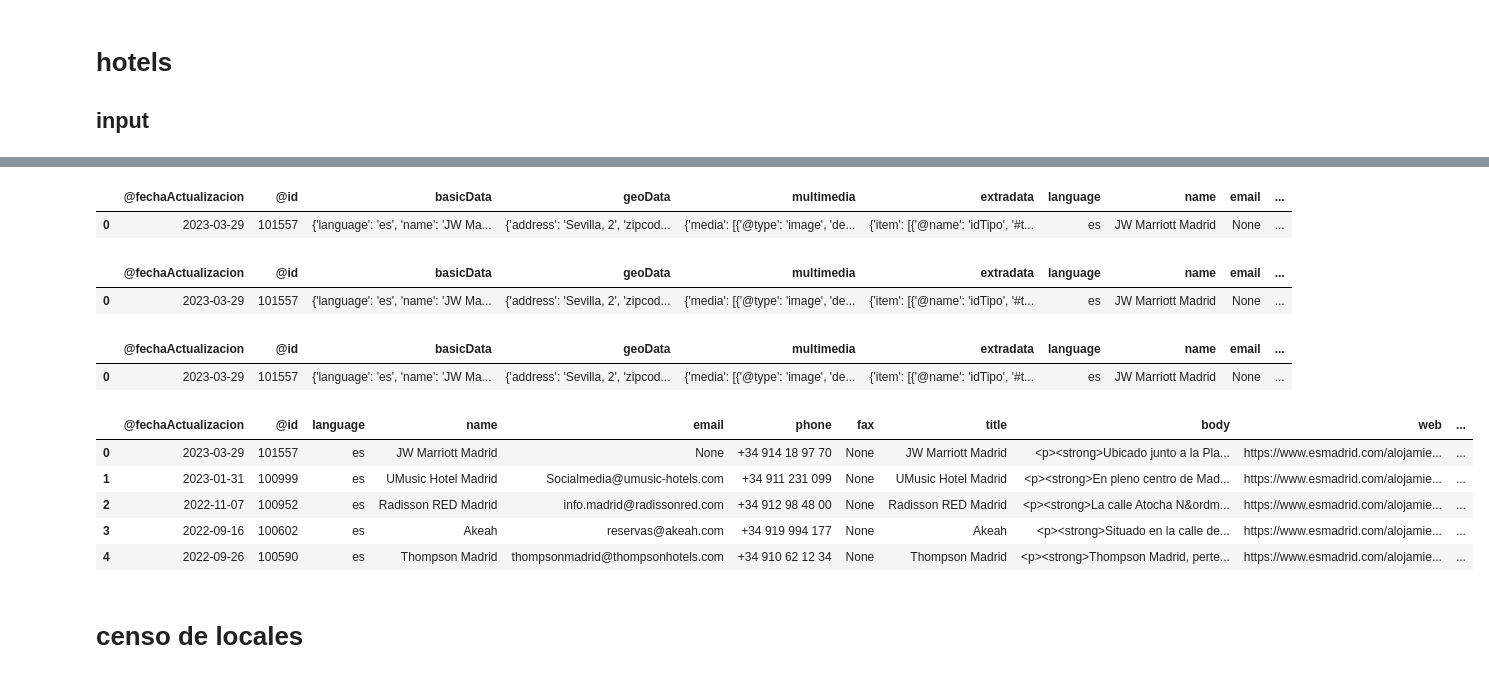
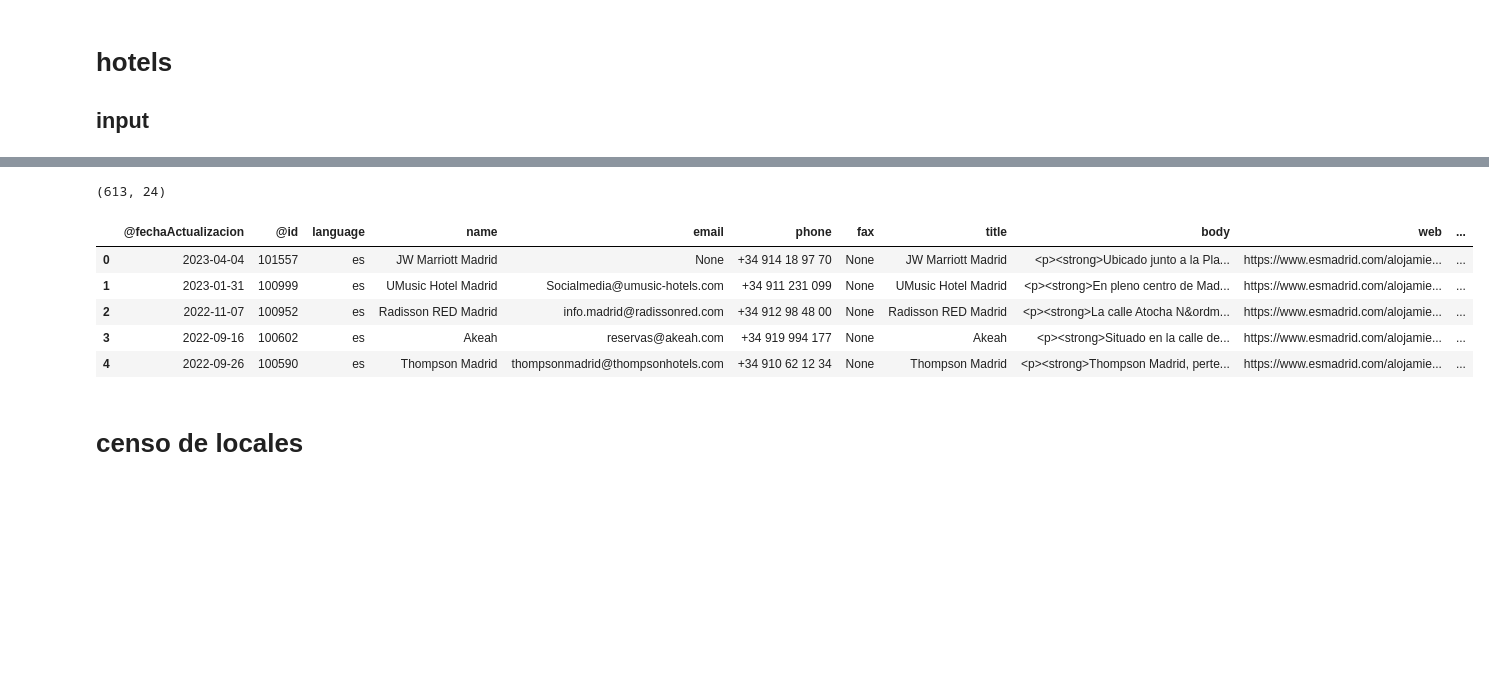
Before and after one commit to annassanchez/Turistificacion, a Jupyter notebook: notebooks/1_1_ayto_madrid_data_extraction.ipynb, the cells around one changed output, grey strips where cells are left out. Saved outputs shown, nothing was run; the diff lists cells and outputs as text; code cells hidden in the pictures; blank space fills up the shorter version.

```diff
--- a/notebooks/1_1_ayto_madrid_data_extraction.ipynb
+++ b/notebooks/1_1_ayto_madrid_data_extraction.ipynb
@@ -93,40 +35,14 @@ df_hotels.head()
-# %%
-item = df_hotels['item'].apply(pd.Series)#['categoria'].apply(pd.Series)
-cat1_num = item[0].apply(pd.Series).rename({'#text':'cod1_num'}, axis = 1).drop(['@name'], axis = 1)
-cat1_cod = item[1].apply(pd.Series).rename({'#text':'cod1_txt'}, axis = 1).drop(['@name'], axis = 1)
-df_hotels = pd.concat([df_hotels, cat1_num, cat1_cod], axis = 1)
-df_hotels.head(1)
-# %% [output]
-|  | @fechaActualizacion | @id | basicData | geoData | multimedia | extradata | language | name | email | ... |
-| 0 | 2023-03-29 | 101557 | {'language': 'es', 'name': 'JW Ma... | {'address': 'Sevilla, 2', 'zipcod... | {'media': [{'@type': 'image', 'de... | {'item': [{'@name': 'idTipo', '#t... | es | JW Marriott Madrid | None | ... |
-# %%
-categoria = df_hotels['categorias'].apply(pd.Series)['categoria'].apply(pd.Series)
-item = categoria['item'].apply(pd.Series)#[0].apply(pd.Series)
-cat2_num = item[0].apply(pd.Series).rename({'#text':'cod2_num'}, axis = 1).drop(['@name', 0], axis = 1)
-cat2_cod = item[1].apply(pd.Series).rename({'#text':'cod2_txt'}, axis = 1).drop(['@name', 0], axis = 1)
-df_hotels = pd.concat([df_hotels, cat2_num, cat2_cod], axis = 1)
-df_hotels.head(1)
-# %% [output]
-|  | @fechaActualizacion | @id | basicData | geoData | multimedia | extradata | language | name | email | ... |
-| 0 | 2023-03-29 | 101557 | {'language': 'es', 'name': 'JW Ma... | {'address': 'Sevilla, 2', 'zipcod... | {'media': [{'@type': 'image', 'de... | {'item': [{'@name': 'idTipo', '#t... | es | JW Marriott Madrid | None | ... |
-# %%
-estrellas = categoria['subcategorias'].apply(pd.Series)['subcategoria'].apply(pd.Series)['item'].apply(pd.Series)#[1].apply(pd.Series)
-cat3_num = estrellas[0].apply(pd.Series).rename({'#text':'cod3_num'}, axis = 1).drop(['@name', 0], axis = 1)
-cat3_cod = estrellas[1].apply(pd.Series).rename({'#text':'cod3_txt'}, axis = 1).drop(['@name', 0], axis = 1)
-df_hotels = pd.concat([df_hotels, cat3_num, cat3_cod], axis = 1)
-df_hotels.head(1)
-# %% [output]
-|  | @fechaActualizacion | @id | basicData | geoData | multimedia | extradata | language | name | email | ... |
-| 0 | 2023-03-29 | 101557 | {'language': 'es', 'name': 'JW Ma... | {'address': 'Sevilla, 2', 'zipcod... | {'media': [{'@type': 'image', 'de... | {'item': [{'@name': 'idTipo', '#t... | es | JW Marriott Madrid | None | ... |
-# %%
-df_hotels.drop(['basicData', 'geoData', 'multimedia', 'extradata', 'item', 'categorias'], axis = 1, inplace = True)
-df_hotels.head()
-# %% [output]
-|  | @fechaActualizacion | @id | language | name | email | phone | fax | title | body | web | ... |
-| 0 | 2023-03-29 | 101557 | es | JW Marriott Madrid | None | +34 914 18 97 70 | None | JW Marriott Madrid | <p><strong>Ubicado junto a la Pla... | https://www.esmadrid.com/alojamie... | ... |
-| 1 | 2023-01-31 | 100999 | es | UMusic Hotel Madrid | Socialmedia@umusic-hotels.com | +34 911 231 099 | None | UMusic Hotel Madrid | <p><strong>En pleno centro de Mad... | https://www.esmadrid.com/alojamie... | ... |
-| 2 | 2022-11-07 | 100952 | es | Radisson RED Madrid | info.madrid@radissonred.com | +34 912 98 48 00 | None | Radisson RED Madrid | <p><strong>La calle Atocha N&ordm... | https://www.esmadrid.com/alojamie... | ... |
-| 3 | 2022-09-16 | 100602 | es | Akeah | reservas@akeah.com | +34 919 994 177 | None | Akeah | <p><strong>Situado en la calle de... | https://www.esmadrid.com/alojamie... | ... |
-| 4 | 2022-09-26 | 100590 | es | Thompson Madrid | thompsonmadrid@thompsonhotels.com | +34 910 62 12 34 | None | Thompson Madrid | <p><strong>Thompson Madrid, perte... | https://www.esmadrid.com/alojamie... | ... |
+# %%
+df_hotels = se.extractHotels()
+print(df_hotels.shape)
+df_hotels.head()
+# %% [output]
+(613, 24)
+|  | @fechaActualizacion | @id | language | name | email | phone | fax | title | body | web | ... |
+| 0 | 2023-04-04 | 101557 | es | JW Marriott Madrid | None | +34 914 18 97 70 | None | JW Marriott Madrid | <p><strong>Ubicado junto a la Pla... | https://www.esmadrid.com/alojamie... | ... |
+| 1 | 2023-01-31 | 100999 | es | UMusic Hotel Madrid | Socialmedia@umusic-hotels.com | +34 911 231 099 | None | UMusic Hotel Madrid | <p><strong>En pleno centro de Mad... | https://www.esmadrid.com/alojamie... | ... |
+| 2 | 2022-11-07 | 100952 | es | Radisson RED Madrid | info.madrid@radissonred.com | +34 912 98 48 00 | None | Radisson RED Madrid | <p><strong>La calle Atocha N&ordm... | https://www.esmadrid.com/alojamie... | ... |
+| 3 | 2022-09-16 | 100602 | es | Akeah | reservas@akeah.com | +34 919 994 177 | None | Akeah | <p><strong>Situado en la calle de... | https://www.esmadrid.com/alojamie... | ... |
+| 4 | 2022-09-26 | 100590 | es | Thompson Madrid | thompsonmadrid@thompsonhotels.com | +34 910 62 12 34 | None | Thompson Madrid | <p><strong>Thompson Madrid, perte... | https://www.esmadrid.com/alojamie... | ... |
 # %% [markdown]
 # censo de locales
```
Also changed, not shown: parts of 19 cells of this notebook.
